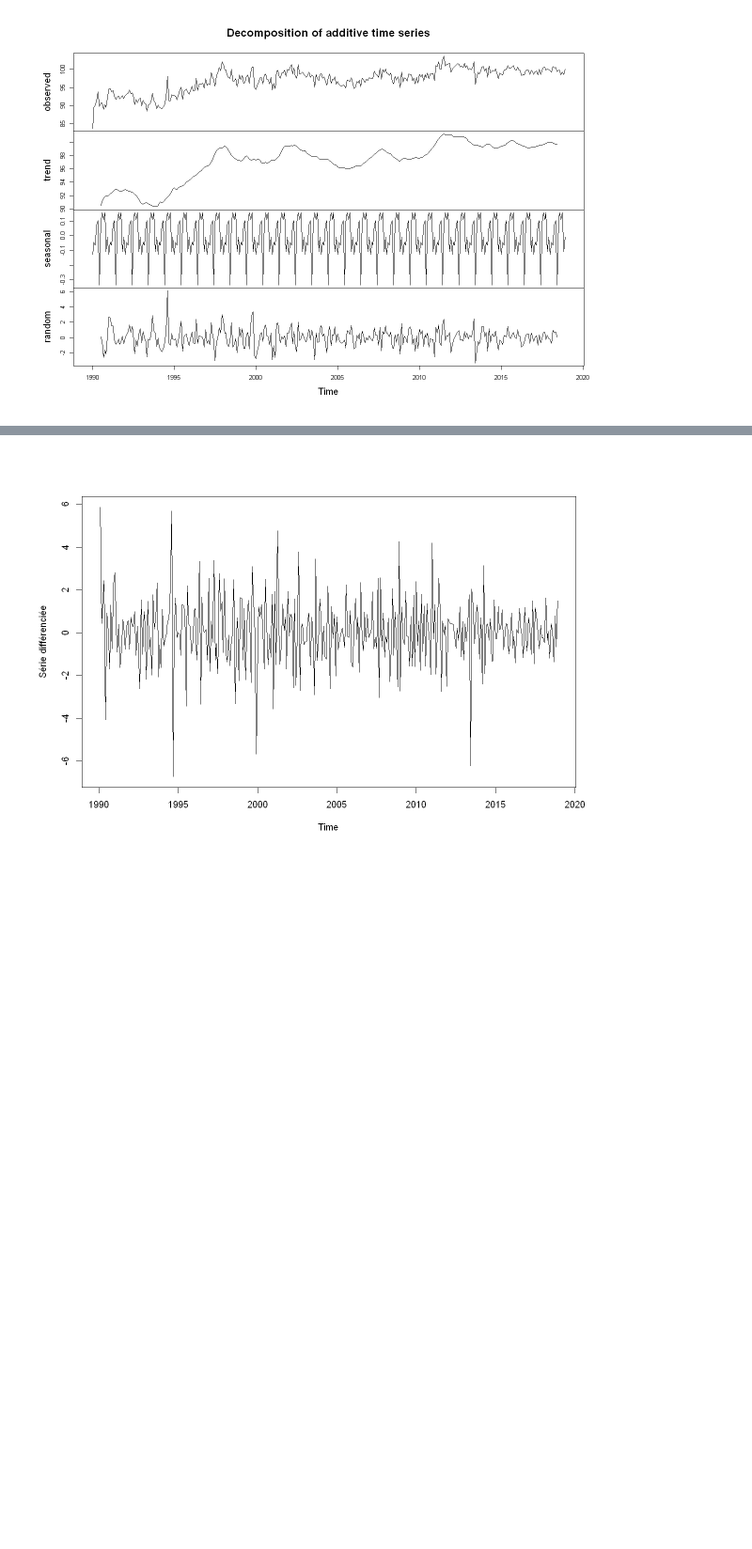
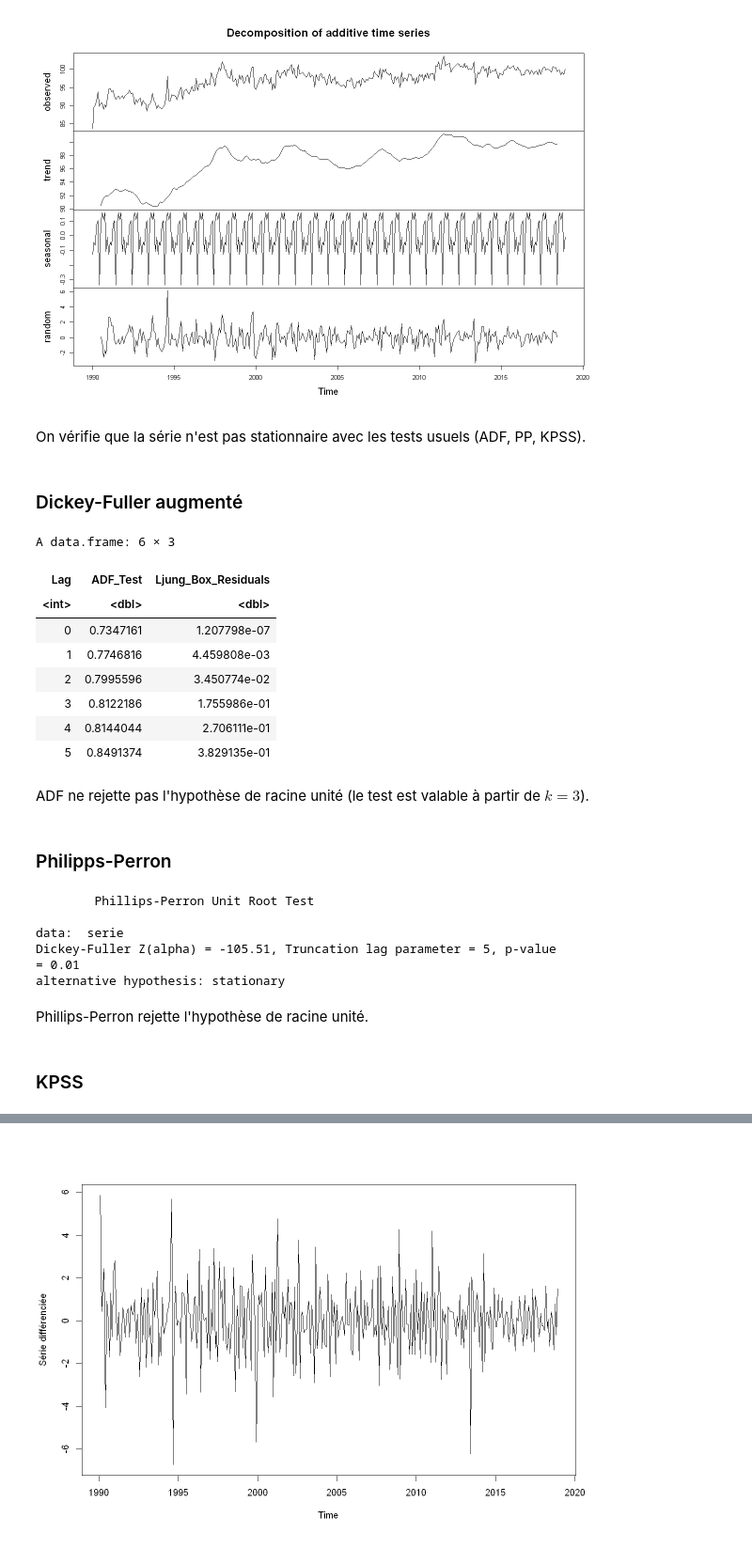
Before and after one commit to kouame1999/Projet_serie-temporelle, a Jupyter notebook: code.ipynb, the cells around one changed output, grey strips where cells are left out. Shown at 94% size. Saved outputs shown, nothing was run; the diff lists cells and outputs as text; code cells hidden in the pictures; blank space fills up the shorter version.

Commit message:
Tests sur la série non différenciée

```diff
--- a/code.ipynb
+++ b/code.ipynb
@@ -58,3 +56,56 @@ La série comporte une tendance croissante.
 plot(decompose(serie))
 # %% [output]
 [figure]
+# %% [markdown]
+On vérifie que la série n'est pas stationnaire avec les tests usuels (ADF, PP, KPSS).
+# %% [markdown]
+### Dickey-Fuller augmenté
+# %%
+dickey_fuller <- function(x, ks = 0:24, type = "ct") {
+    adf_p_values <- c()
+    lb_p_values <- c()
+    for (k in ks) {
+        adf <- fUnitRoots::adfTest(x, lags = k, type = type)
+        adf_p_val <- adf@test$p.value
+        lb_p_val <- Box.test(adf@test$lm$residuals, 24)$p.value
+        adf_p_values <- c(adf_p_values, adf_p_val)
+        lb_p_values <- c(lb_p_values, lb_p_val)
+    }
+
+    df <- data.frame(
+        Lag = ks,
+        ADF_Test = adf_p_values,
+        Ljung_Box_Residuals = lb_p_values
+    )
+
+    return(df)
+}
+
+dickey_fuller(serie, type = "nc", ks = 0:5)
+# %% [output]
+A data.frame: 6 × 3
+| Lag | ADF_Test | Ljung_Box_Residuals |
+| <int> | <dbl> | <dbl> |
+| 0 | 0.7347161 | 1.207798e-07 |
+| 1 | 0.7746816 | 4.459808e-03 |
+| 2 | 0.7995596 | 3.450774e-02 |
+| 3 | 0.8122186 | 1.755986e-01 |
+| 4 | 0.8144044 | 2.706111e-01 |
+| 5 | 0.8491374 | 3.829135e-01 |
+# %% [markdown]
+ADF ne rejette pas l'hypothèse de racine unité (le test est valable à partir de $k=3$).
+# %% [markdown]
+### Philipps-Perron
+# %%
+tseries::pp.test(serie)
+# %% [output]
+        Phillips-Perron Unit Root Test
+
+data:  serie
+Dickey-Fuller Z(alpha) = -105.51, Truncation lag parameter = 5, p-value
+= 0.01
+alternative hypothesis: stationary
+# %% [markdown]
+Phillips-Perron rejette l'hypothèse de racine unité.
+# %% [markdown]
+### KPSS
```
Also changed, not shown: parts of 6 cells of this notebook, 3 other files.
